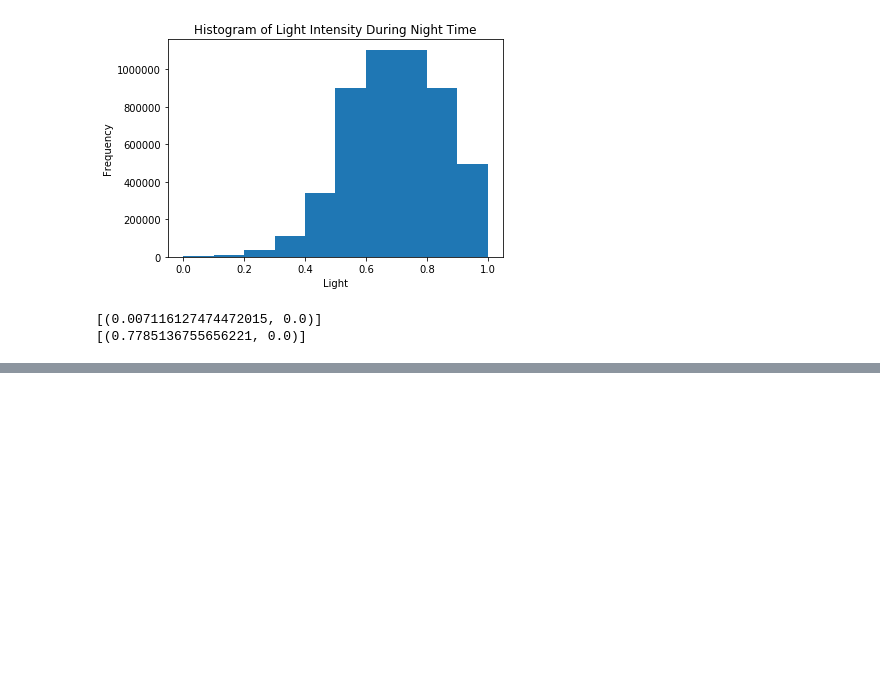
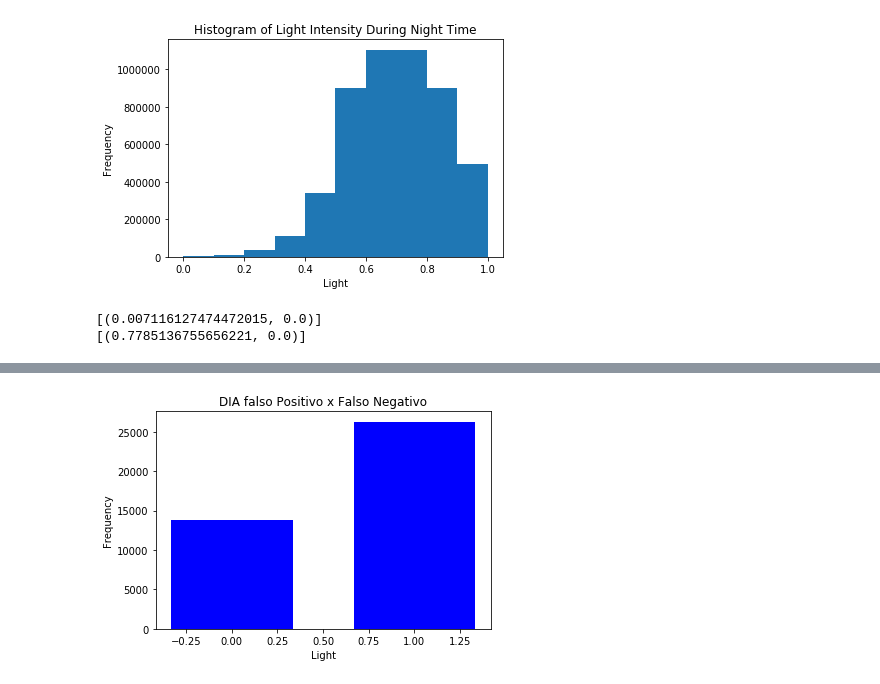
Before and after one commit to ivanzy/BigData, a Jupyter notebook: ProjetoBIGDATA.ipynb, the cells around one changed output, grey strips where cells are left out. Saved outputs shown, nothing was run; the diff lists cells and outputs as text; code cells hidden in the pictures; blank space fills up the shorter version.

```diff
--- a/ProjetoBIGDATA.ipynb
+++ b/ProjetoBIGDATA.ipynb
@@ -230,0 +325,15 @@ KeyboardInterrupt:
+# %%
+falsoPositivo = classTestDataDia.filter(lambda (p,c): p==1.0 and c==0.0).count()
+falsoNegativo = classTestDataDia.filter(lambda (p,c): p==0.0 and c==1.0).count()
+y = [falsoPositivo, falsoNegativo]
+N = len(y)
+x = range(N)
+width = 1/1.5
+plt.bar(x, y, width, color="blue")
+plt.title("DIA falso Positivo x Falso Negativo")
+plt.xlabel("Light")
+plt.ylabel("Frequency")
+fig = plt.gcf()
+pass
+# %% [output]
+[figure, added]
```
Also changed, not shown: parts of 23 cells of this notebook, 12 other files.
